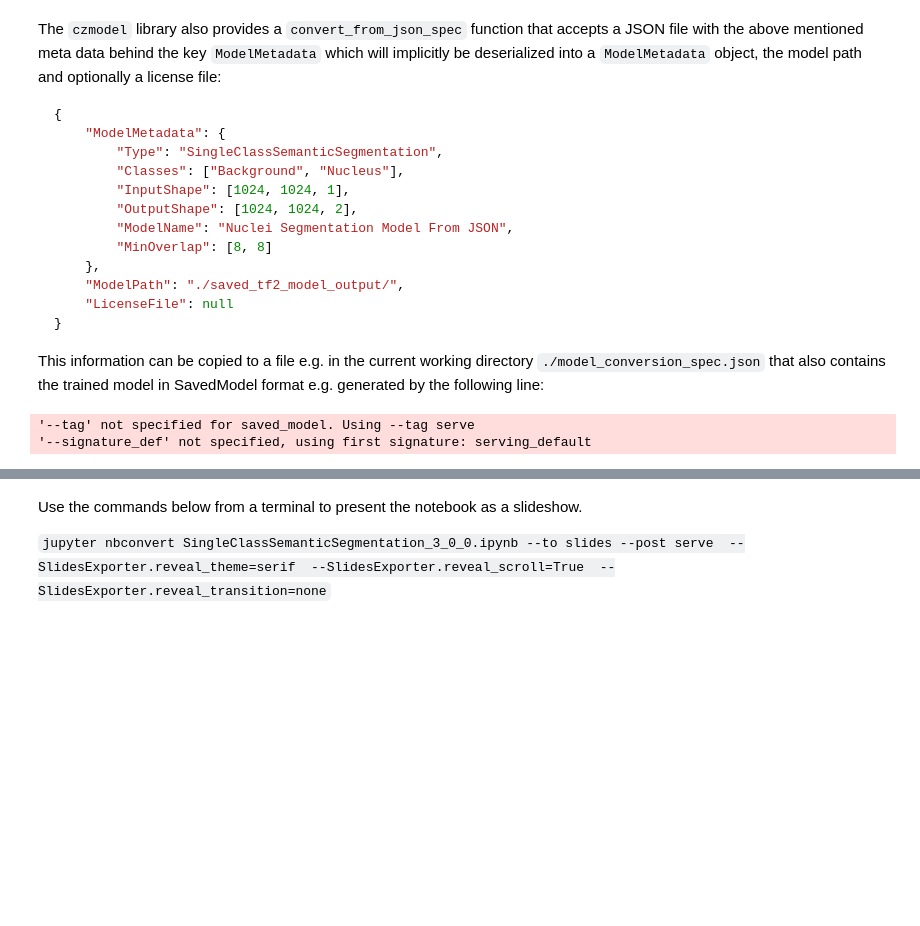
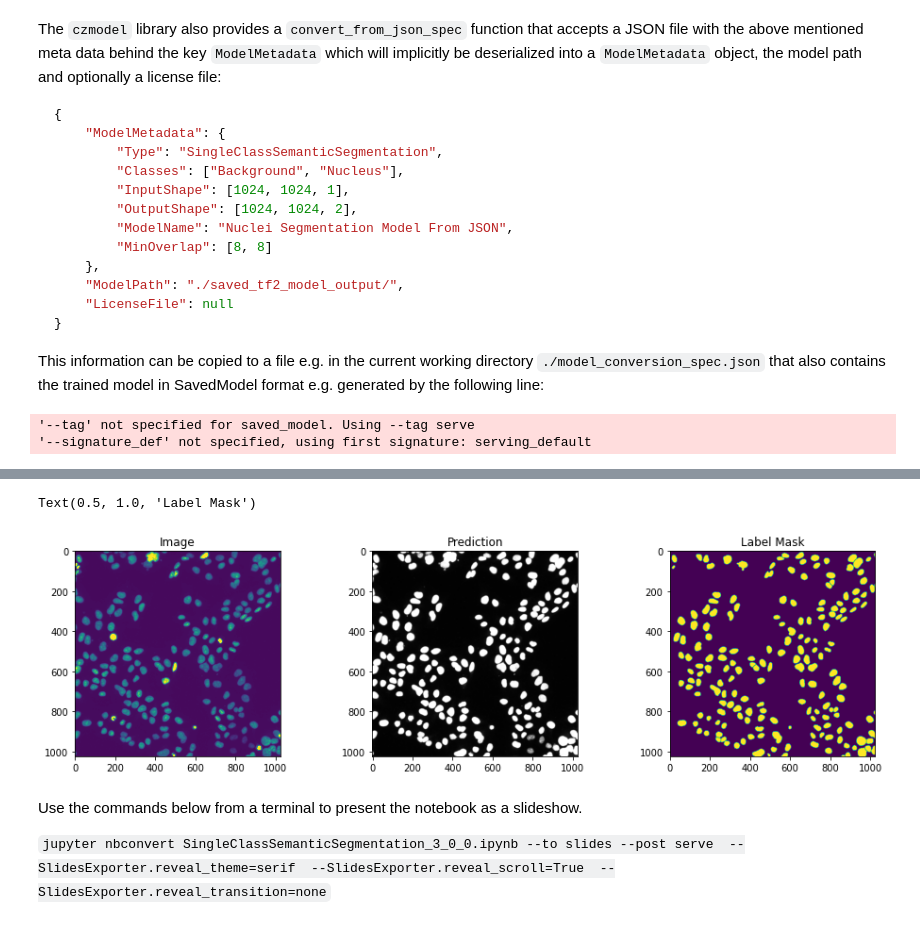
Before and after one commit to sebi06/i2k_2022_zeiss, a Jupyter notebook: workshop/colab_notebooks/SingleClassSemanticSegmentation_3_0_0.ipynb, the cells around one changed output, grey strips where cells are left out. Cells and saved outputs as stored; diff of their text form; code cells hidden in the pictures; blank space fills up the shorter version.

```diff
--- a/workshop/colab_notebooks/SingleClassSemanticSegmentation_3_0_0.ipynb
+++ b/workshop/colab_notebooks/SingleClassSemanticSegmentation_3_0_0.ipynb
@@ -355,0 +432,18 @@ DefaultConverter().convert_from_json_spec(
+# %%
+# extract the model information and path and to the prediction
+with tempfile.TemporaryDirectory() as temp_path:
+
+    # get the model metadata and the path
+    model_metadata, model_path = DefaultConverter().unpack_model(model_file=czann_file, target_dir=Path(temp_path))
+
+    # get model metadata as dictionary
+    model_metadata_dict = model_metadata._asdict()
+    for k,v in model_metadata_dict.items():
+        print(k, "=", v)
+
+    # get the input shape
+    shp = model_metadata.input_shape
+
+    # create an ONNX session and get the input shape
+    # use either "CUDAExecutionProvider" or "CPUExecutionProvider"]
+    sess = onnx_rt.InferenceSession(str(model_path), providers=["CPUExecutionProvider"])
@@ -356,3 +458,34 @@ DefaultConverter().convert_from_json_spec(
+# %%
+# just re-execute the cell to display a different image
+
+# select an a random image
+id = random.randint(0, len(sample_images))
+
+# read images and scale
+img = io.imread(sample_images[id])/(2**16 - 1)
+mask = io.imread(sample_masks[id])
+
+# cut input to fit the model
+img = img[0: shp[0], 0:shp[1]]
+mask = mask[0: shp[0], 0:shp[1]]
+
+# run the actual prediction
+pred = predict_one(sess, img[..., np.newaxis])
+
+fig, (ax1, ax2, ax3) = plt.subplots(1, 3)
+fig.set_figwidth(16)
+
+# show images and set titles
+ax1.imshow(img, vmin=0, vmax=0.05)
+ax2.imshow(pred[..., 1], cmap="gray")
+ax3.imshow(mask)
+
+ax1.set_title('Image')
+ax2.set_title('Prediction')
+ax3.set_title('Label Mask')
+# %% [output]
+Text(0.5, 1.0, 'Label Mask')
+[figure, added]
 # %% [markdown]
 Use the commands below from a terminal to present the notebook as a slideshow.
 
```
Also changed, not shown: parts of 12 cells of this notebook, 16 other files.
